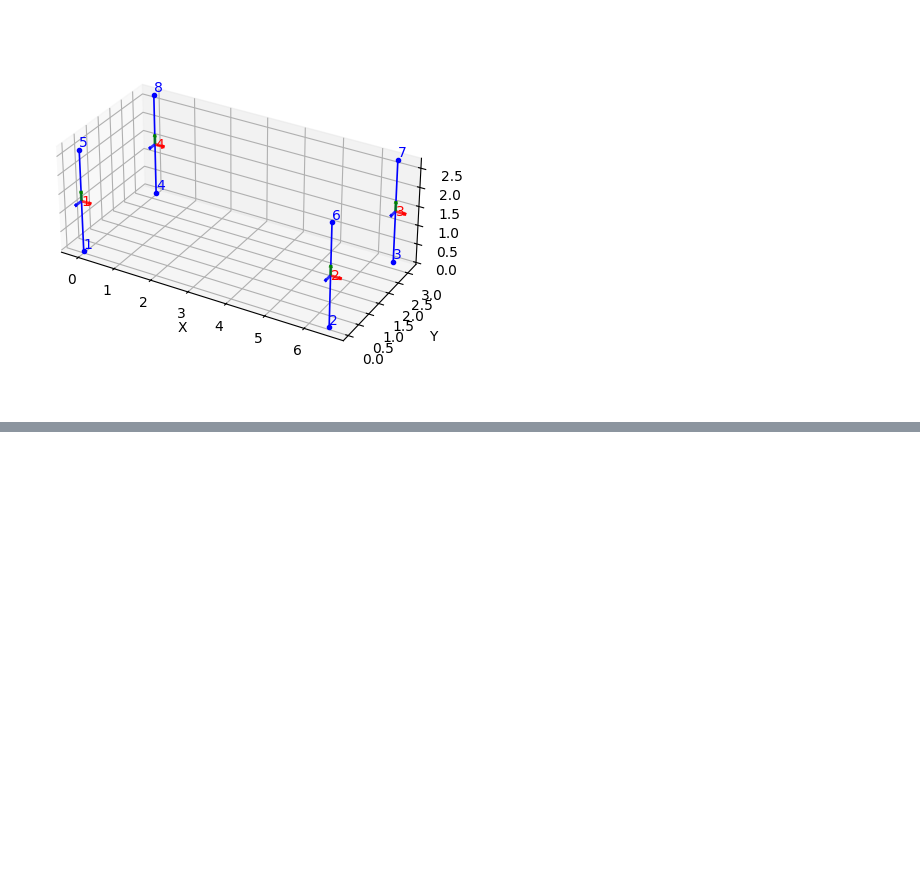
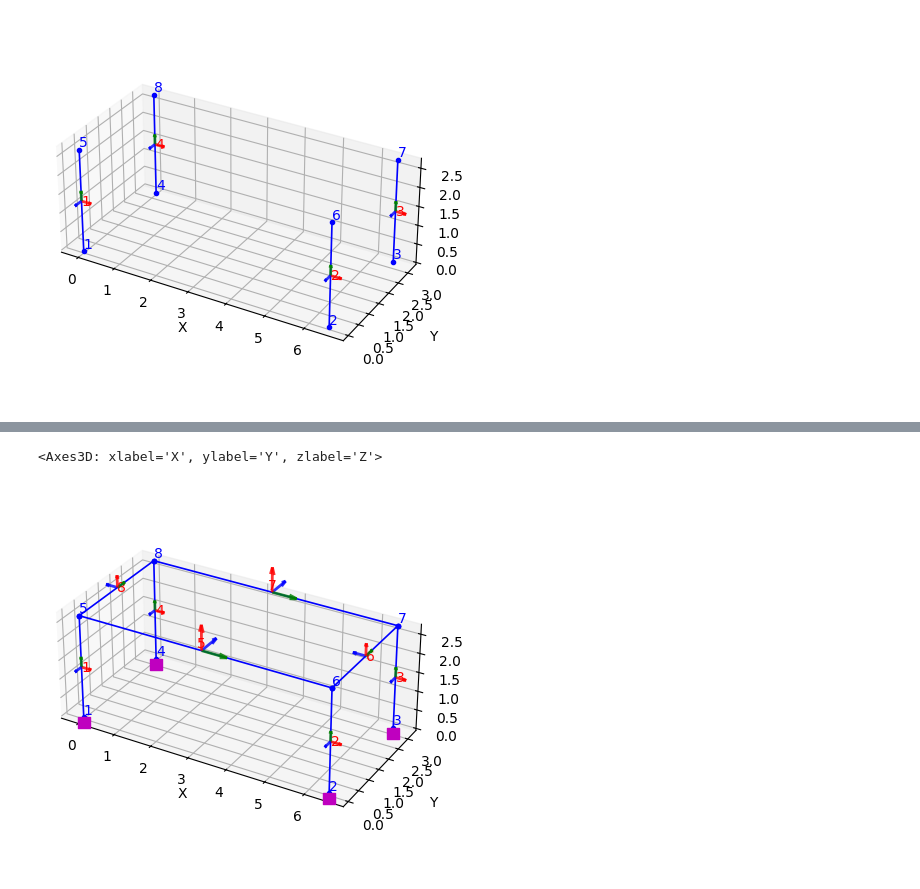
Before and after one commit to dataylor3/PakCalcs, a Jupyter notebook: newframe20251231.ipynb, the cells around one changed output, grey strips where cells are left out. Saved outputs shown, nothing was run; the diff lists cells and outputs as text; code cells hidden in the pictures; blank space fills up the shorter version.

Commit message:
OPS model running

```diff
--- a/newframe20251231.ipynb
+++ b/newframe20251231.ipynb
@@ -72,0 +73,9 @@ opsv.plot_model()
+# %%
+ops.fix(1, 1, 1, 1, 1, 1, 1)
+ops.fix(2, 1, 1, 1, 1, 1, 1)
+ops.fix(3, 1, 1, 1, 1, 1, 1)
+ops.fix(4, 1, 1, 1, 1, 1, 1)
+opsv.plot_model()
+# %% [output]
+<Axes3D: xlabel='X', ylabel='Y', zlabel='Z'>
+[figure, added]
```
Also changed, not shown: parts of 6 cells of this notebook.
